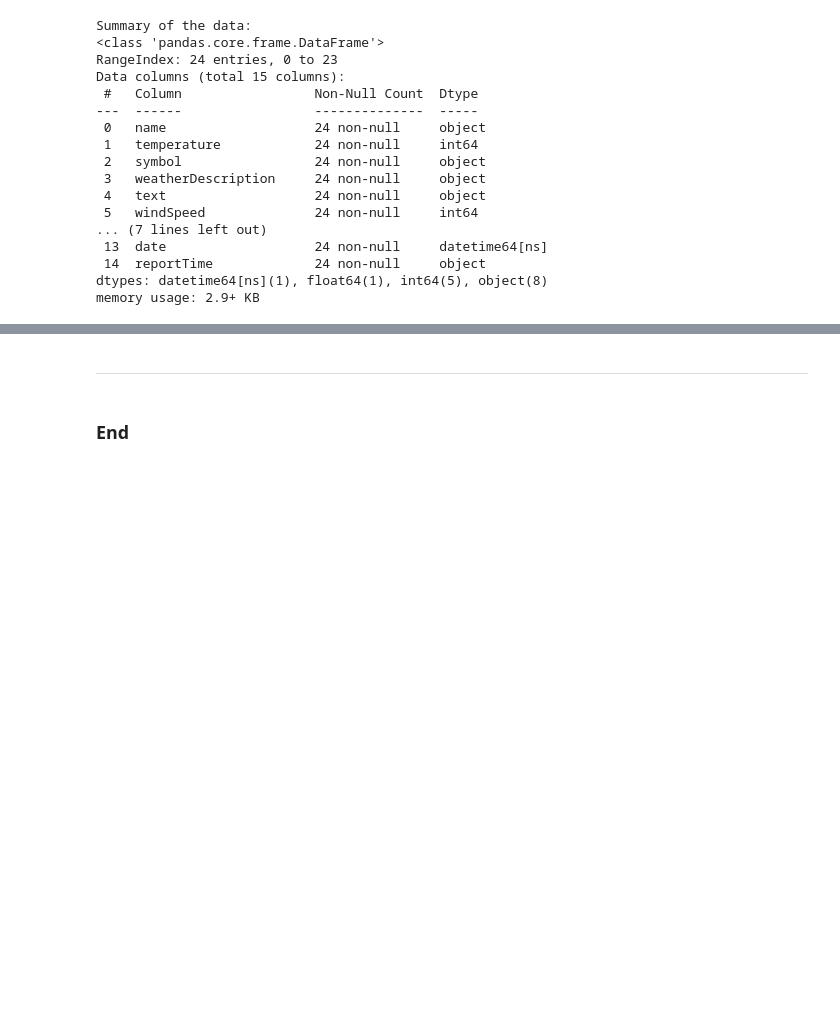
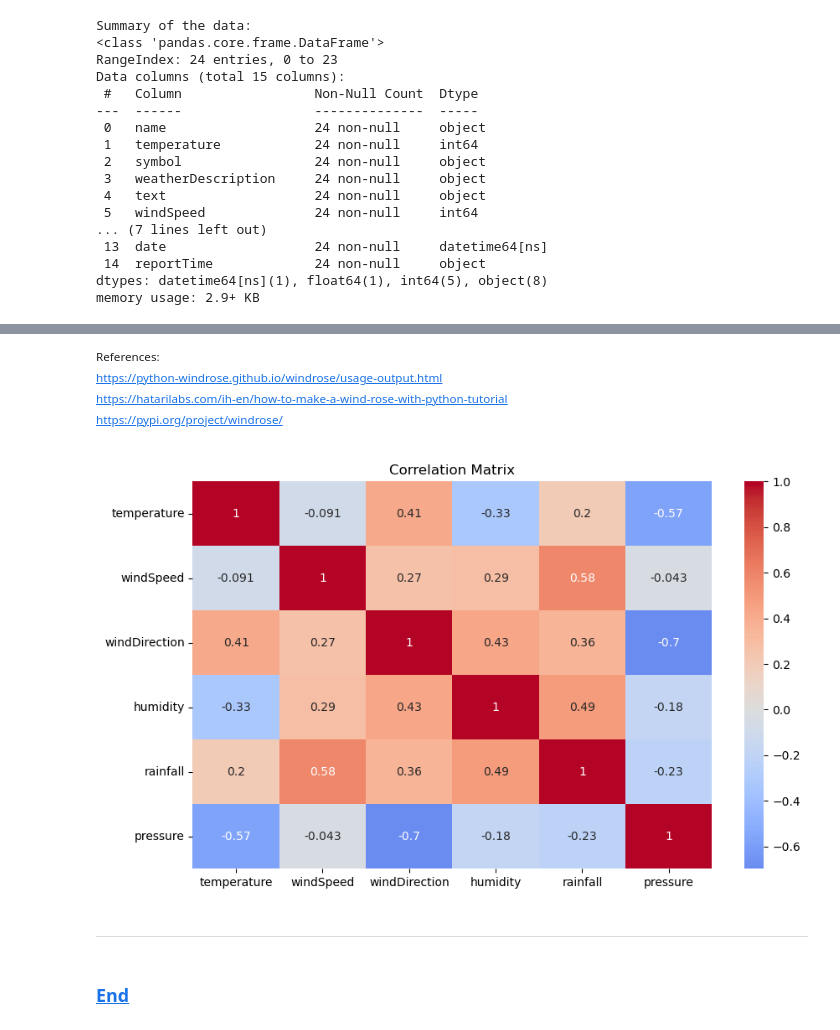
Before and after one commit to TindraIS/comp-infrastructure, a Jupyter notebook: weather.ipynb, the cells around one changed output, grey strips where cells are left out. Drawn from its saved outputs; the diff is of its cells as text; code cells hidden in the pictures; blank space fills up the shorter version.

```diff
--- a/weather.ipynb
+++ b/weather.ipynb
@@ -238,4 +494,20 @@ plt.show()
+# %% [markdown]
+<sup> References:
+<br>https://python-windrose.github.io/windrose/usage-output.html
+<br>https://hatarilabs.com/ih-en/how-to-make-a-wind-rose-with-python-tutorial
+<br>https://pypi.org/project/windrose/
+</sup>
+# %%
+# Create correlation matrix
+numerical_vars = df.select_dtypes(include='number')
+corr = numerical_vars.corr()
+plt.figure(figsize=(10, 6))
+sns.heatmap(corr, annot=True, cmap='coolwarm', center=0)
+plt.title('Correlation Matrix')
+plt.show()
+# %% [output]
+[figure, added]
 # %% [markdown]
 ---
-# %% [markdown]
-### End
+# %% [markdown]
+### <a id='toc2_6_'></a>[End](#toc0_)
```
Also changed, not shown: parts of 46 cells of this notebook, 1 other file.
